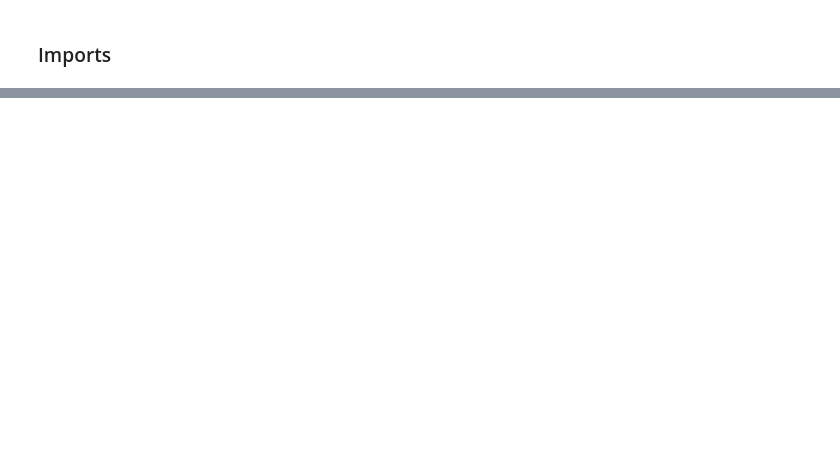
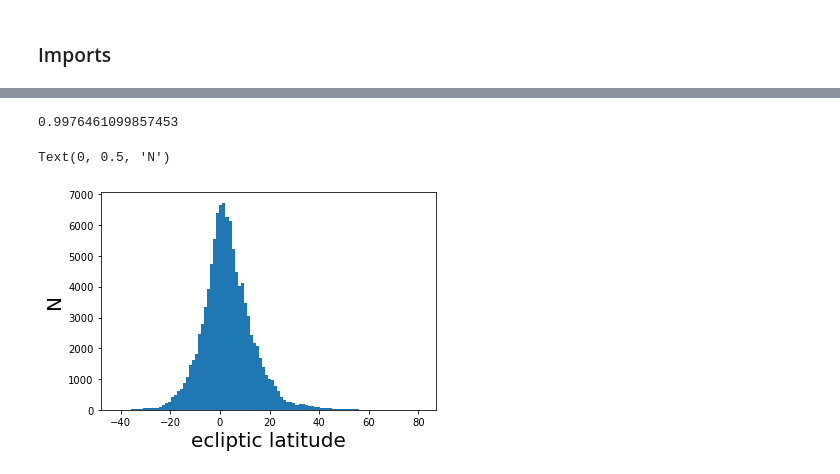
Before and after one commit to vecheto/Classifying-Asteroids, a Jupyter notebook: data_cleaning.ipynb, the cells around one changed output, grey strips where cells are left out. Saved outputs shown, nothing was run; the diff lists cells and outputs as text; code cells hidden in the pictures; blank space fills up the shorter version.

```diff
--- a/data_cleaning.ipynb
+++ b/data_cleaning.ipynb
@@ -32,0 +108,26 @@ client = Alerce()
+# %%
+mjd_first = Time("2021-03-01T00:00:00", scale='utc').mjd
+mjd_last = Time("2021-04-01T00:00:00", scale='utc').mjd
+
+query='''
+SELECT
+object.oid, object.meanra, object.meandec, object.firstmjd,
+object.ndet, probability.probability
+
+FROM object
+INNER JOIN probability
+ON object.oid=probability.oid
+
+WHERE
+object.firstMJD>%s
+AND object.firstMJD<%s
+AND object.ndet=1
+AND probability.classifier_name='stamp_classifier'
+AND probability.class_name='asteroid'
+AND probability.probability>0.7
+''' % (mjd_first, mjd_last)
+
+ast = pd.read_sql_query(query, conn)
+ast.set_index('oid', inplace=True)
+print(ast.shape)
+ast.head()
@@ -32,0 +188,19 @@ client = Alerce()
+# %%
+len(ss_arcsec_filter)/len(ss)
+# %% [output]
+0.9976461099857453
+# %%
+from astropy.coordinates import SkyCoord
+eq = SkyCoord(ast['meanra'].values, ast['meandec'].values, unit='deg', frame='icrs')
+ecl = eq.barycentrictrueecliptic
+# %%
+ast["ecl_lat"] = ecl.lat.deg
+ast["ecl_long"] = ecl.lon.deg
+# %%
+fig, ax = plt.subplots()
+ax.hist(ast.ecl_lat, bins=100);
+ax.set_xlabel("ecliptic latitude", fontsize=20)
+ax.set_ylabel("N", fontsize=20)
+# %% [output]
+Text(0, 0.5, 'N')
+[figure, added]
```
Also changed, not shown: parts of 13 cells of this notebook, 1 other file.
